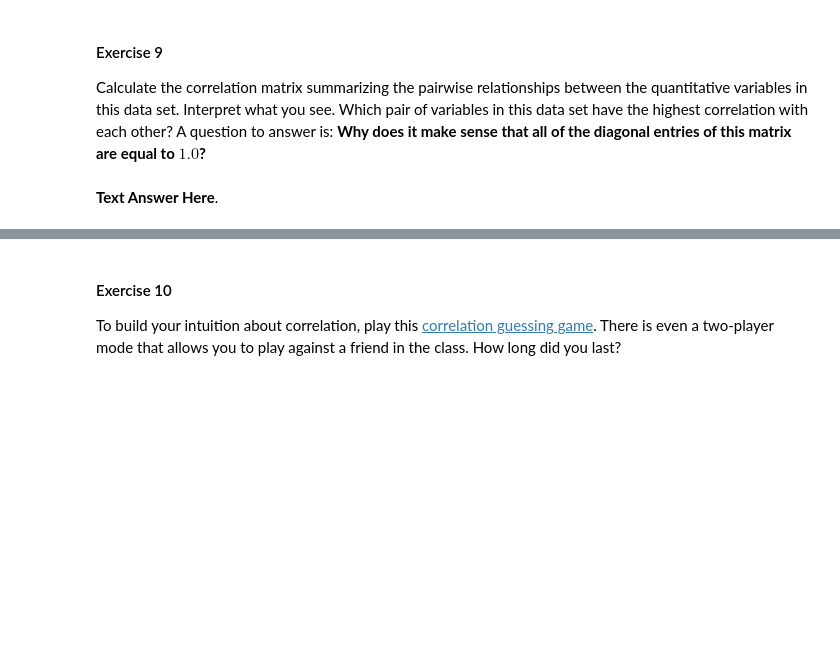
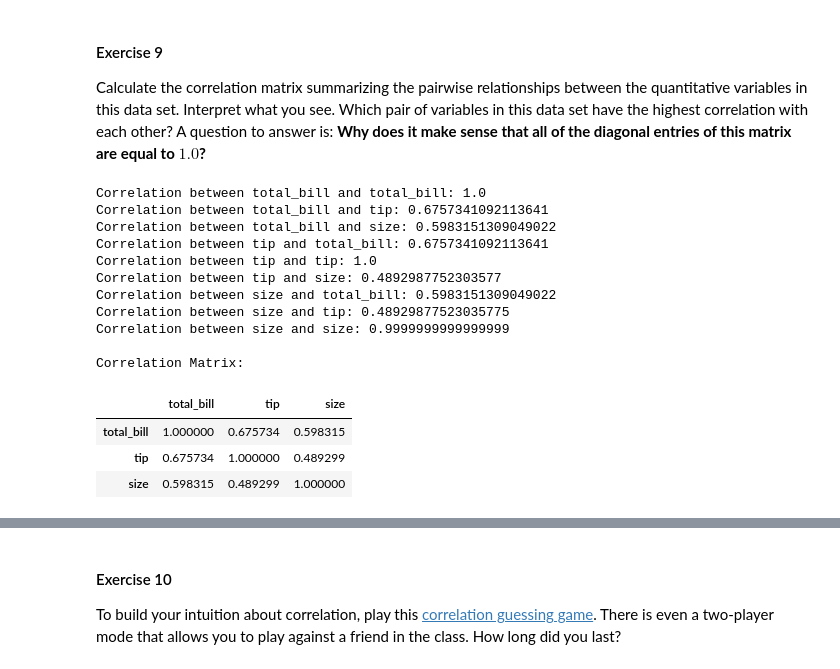
Before and after one commit to RndhS/CMPS-3160---Intro-to-Data-Science, a Jupyter notebook: _labs/Lab06/Lab06.ipynb, the cells around one changed output, grey strips where cells are left out. Cells and saved outputs as stored; diff of their text form; code cells hidden in the pictures; blank space fills up the shorter version.

```diff
--- a/_labs/Lab06/Lab06.ipynb
+++ b/_labs/Lab06/Lab06.ipynb
@@ -746,2 +744,36 @@ Text(0, 0.5, 'Tip')
-# %% [markdown]
-**Text Answer Here**.
+# %%
+# ENTER YOUR CODE HERE
+q_variables = ["total_bill", "tip", "size"]
+
+corr_matrix = []
+for i in range(len(q_variables)):
+    matrix_row = []
+
+    for j in range(len(q_variables)):
+        current_correlation = float(tips_df[q_variables[i]].corr(tips_df[q_variables[j]]))
+
+        print(f"Correlation between {q_variables[i]} and {q_variables[j]}: {current_correlation}")
+        matrix_row.append(current_correlation)
+
+    corr_matrix.append(matrix_row)
+
+print(f"\nCorrelation Matrix:")
+array_2d = np.array(corr_matrix)
+corr_df = pd.DataFrame(array_2d, columns=q_variables, index=q_variables)
+corr_df
+# %% [output]
+Correlation between total_bill and total_bill: 1.0
+Correlation between total_bill and tip: 0.6757341092113641
+Correlation between total_bill and size: 0.5983151309049022
+Correlation between tip and total_bill: 0.6757341092113641
+Correlation between tip and tip: 1.0
+Correlation between tip and size: 0.4892987752303577
+Correlation between size and total_bill: 0.5983151309049022
+Correlation between size and tip: 0.48929877523035775
+Correlation between size and size: 0.9999999999999999
+
+Correlation Matrix:
+|  | total_bill | tip | size |
+| total_bill | 1.000000 | 0.675734 | 0.598315 |
+| tip | 0.675734 | 1.000000 | 0.489299 |
+| size | 0.598315 | 0.489299 | 1.000000 |
```
Also changed, not shown: parts of 4 cells of this notebook.
